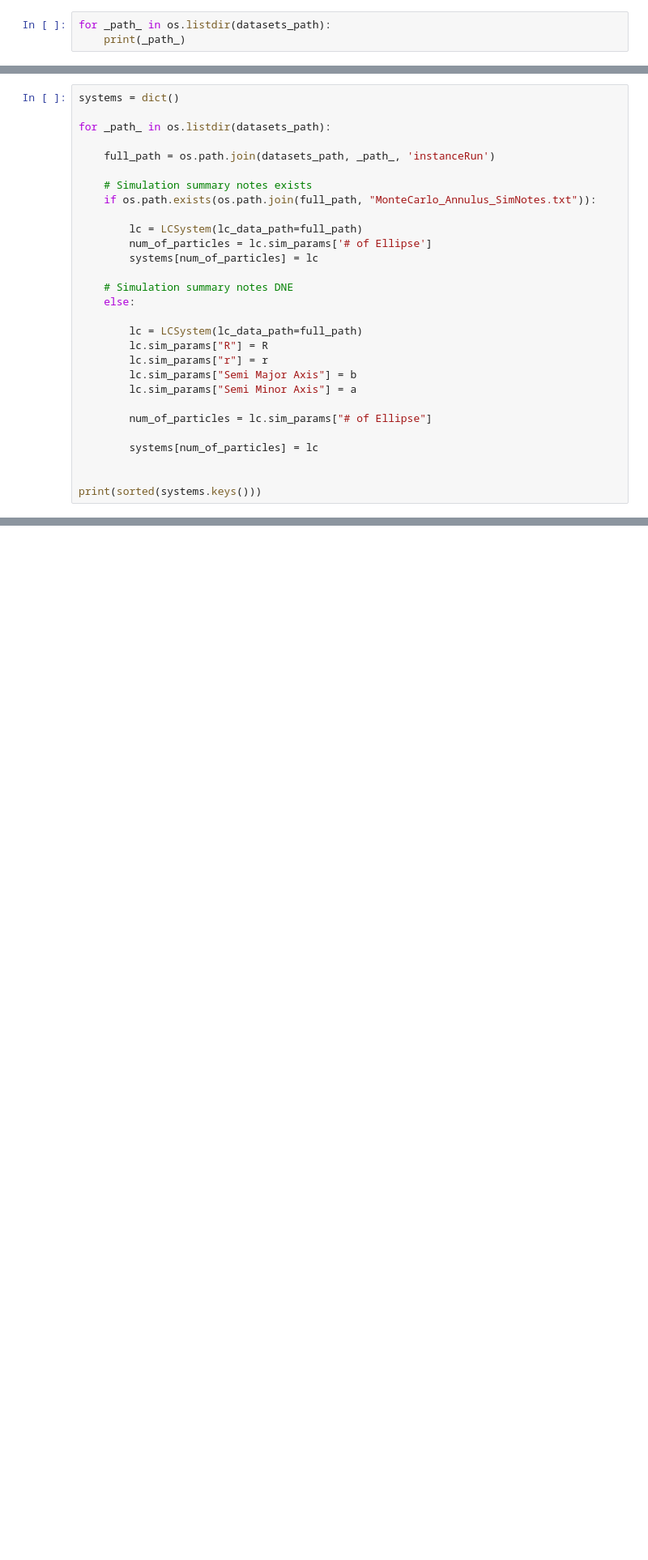
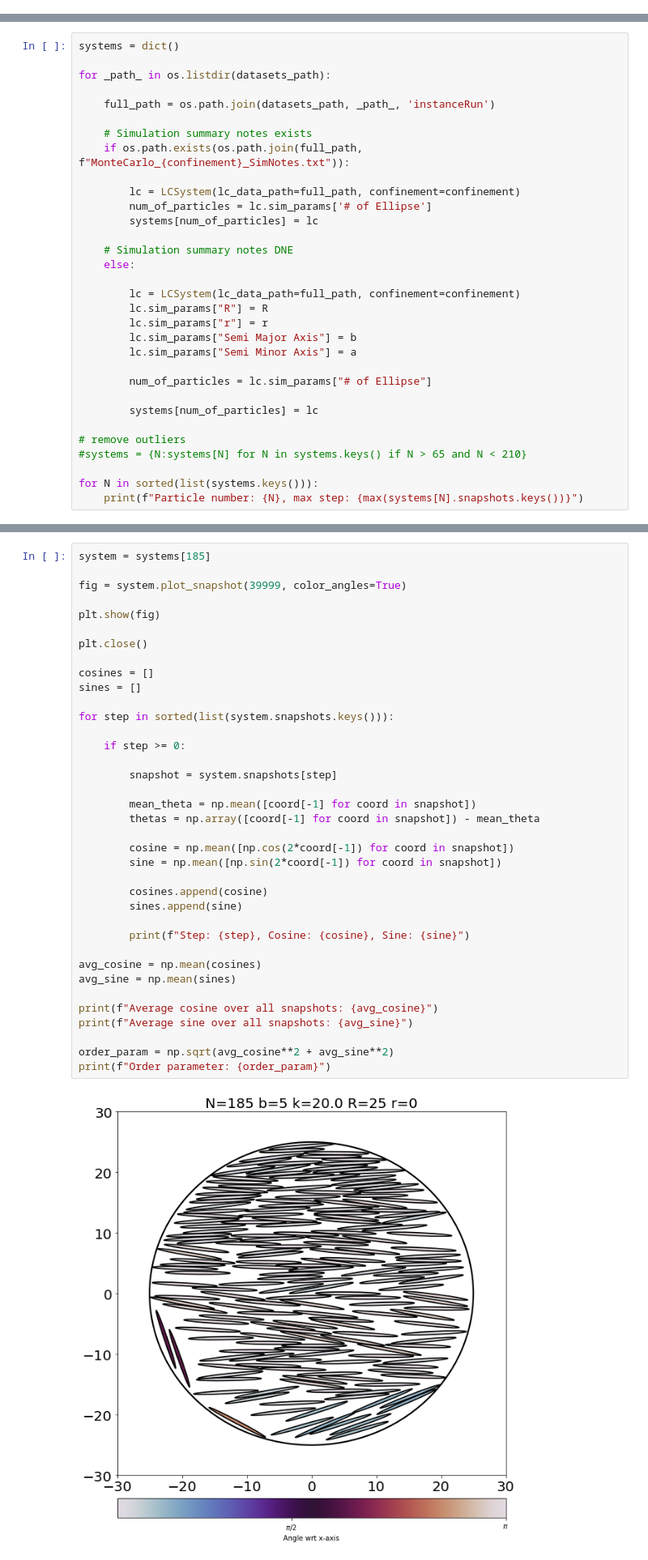
Before and after one commit to SyuW/Liquid-Crystals-Monte-Carlo, a Jupyter notebook: notebooks/PCA_Liquid_Crystals.ipynb, the cells around one changed output, grey strips where cells are left out. Shown at 81% size. Cells and saved outputs as stored; diff of their text form; blank space fills up the shorter version.

```diff
--- a/notebooks/PCA_Liquid_Crystals.ipynb
+++ b/notebooks/PCA_Liquid_Crystals.ipynb
@@ -48,3 +14,0 @@ particle number: 200 -> density: 0.5827505827505828
-# %%
-for _path_ in os.listdir(datasets_path):
-    print(_path_)
@@ -56,16 +118,16 @@ for _path_ in os.listdir(datasets_path):
     full_path = os.path.join(datasets_path, _path_, 'instanceRun')
 
     # Simulation summary notes exists
-    if os.path.exists(os.path.join(full_path, "MonteCarlo_Annulus_SimNotes.txt")):
+    if os.path.exists(os.path.join(full_path, f"MonteCarlo_{confinement}_SimNotes.txt")):
 
-        lc = LCSystem(lc_data_path=full_path)
+        lc = LCSystem(lc_data_path=full_path, confinement=confinement)
         num_of_particles = lc.sim_params['# of Ellipse']
         systems[num_of_particles] = lc
 
     # Simulation summary notes DNE
     else:
 
-        lc = LCSystem(lc_data_path=full_path)
+        lc = LCSystem(lc_data_path=full_path, confinement=confinement)
         lc.sim_params["R"] = R
         lc.sim_params["r"] = r
         lc.sim_params["Semi Major Axis"] = b
@@ -75,6 +137,9 @@ for _path_ in os.listdir(datasets_path):
 
         systems[num_of_particles] = lc
 
+# remove outliers
+#systems = {N:systems[N] for N in systems.keys() if N > 65 and N < 210}
 
-print(sorted(systems.keys()))
+for N in sorted(list(systems.keys())):
+    print(f"Particle number: {N}, max step: {max(systems[N].snapshots.keys())}")
 # %% [output]
@@ -83,0 +238,39 @@ from sklearn.decomposition import PCA
+# %%
+system = systems[185]
+
+fig = system.plot_snapshot(39999, color_angles=True)
+
+plt.show(fig)
+
+plt.close()
+
+cosines = []
+sines = []
+
+for step in sorted(list(system.snapshots.keys())):
+
+    if step >= 0:
+
+        snapshot = system.snapshots[step]
+
+        mean_theta = np.mean([coord[-1] for coord in snapshot])
+        thetas = np.array([coord[-1] for coord in snapshot]) - mean_theta
+
+        cosine = np.mean([np.cos(2*coord[-1]) for coord in snapshot])
+        sine = np.mean([np.sin(2*coord[-1]) for coord in snapshot])
+
+        cosines.append(cosine)
+        sines.append(sine)
+
+        print(f"Step: {step}, Cosine: {cosine}, Sine: {sine}")
+
+avg_cosine = np.mean(cosines)
+avg_sine = np.mean(sines)
+
+print(f"Average cosine over all snapshots: {avg_cosine}")
+print(f"Average sine over all snapshots: {avg_sine}")
+
+order_param = np.sqrt(avg_cosine**2 + avg_sine**2)
+print(f"Order parameter: {order_param}")
+# %% [output]
+[figure, added]
```
Also changed, not shown: parts of 24 cells of this notebook, 7 other files.
